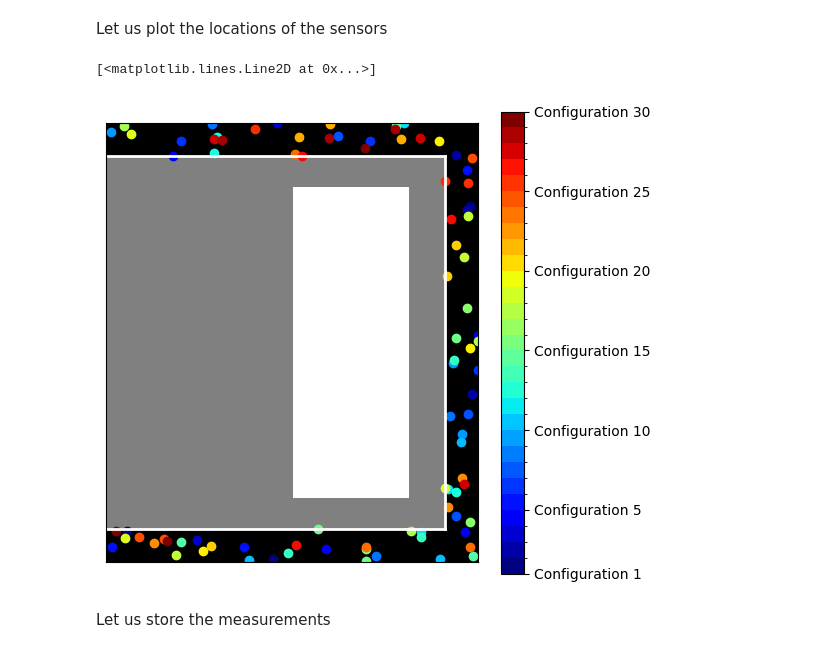
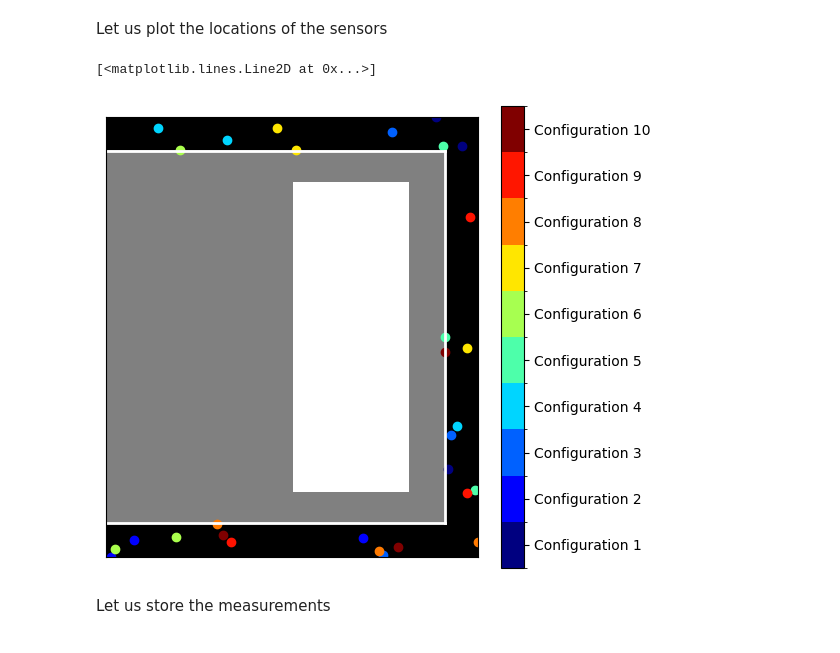
Before and after one commit to ERMETE-Lab/NuSHRED, a Jupyter notebook: Code/P1/01b_compute_measures.ipynb, the cells around one changed output. Saved outputs shown, nothing was run; the diff lists cells and outputs as text; code cells hidden in the pictures.

```diff
--- a/Code/P1/01b_compute_measures.ipynb
+++ b/Code/P1/01b_compute_measures.ipynb
@@ -8,7 +8,7 @@ import matplotlib.pyplot as plt
 from matplotlib import cm
 import pickle
 
-var_names, is_vector, times = pickle.load(open('msfr_uloff.set', 'rb'))
+_, is_vector, times = pickle.load(open('msfr_uloff.set', 'rb'))
 
 path_svd = './OfflineSVD/'
 var_names = pickle.load(open(path_svd+"var.names", 'rb'))
@@ -53,18 +59,18 @@ The kernel is defined as
 # %%
-from pyforce.offline.sensors import gaussian_sensors
+from pyforce.offline.sensors import GaussianSensors
 from pyforce.tools.backends import LoopProgress
 
 point_spread = 0.025
-sens_class = gaussian_sensors(domain, fun_spaces[measured_field], point_spread)
+sens_class = GaussianSensors(domain, fun_spaces[measured_field], point_spread)
 
 num_sensors = 3
 sensor_locations = np.arange(0, num_sensors, 1, dtype=int) # [0,1,2]
 
-n_configurations = 30
+n_configurations = 10
 idx_sensor_locations = np.zeros((num_sensors, n_configurations), dtype=int)
 sensors = list()
 
-incore = False
+incore = False # Sensors are placed in the core (if True) or in the reflector (if False)
 
 bar = LoopProgress('Creating sensors', final = n_configurations)
 for kk in range(n_configurations):
@@ -126,8 +127,10 @@ In this section, the measurements are upscaled
 from scipy.interpolate import CubicSpline
 
 t = times
-newnt = 2000
-new_t = np.linspace(t[0], t[-1], newnt)
+# newnt = 2000
+# new_t = np.linspace(t[0], t[-1], newnt)
+new_t = np.asarray(t)
+newnt = len(new_t)
 
 noise_value = 5/100
 Xsensor = np.zeros((num_sensors, newnt, n_configurations))
@@ -137,16 +140,17 @@ for kk in range(n_configurations):
 
         measure = snap_measurements[j, :, kk]
 
-        spline = CubicSpline(t, measure)
-        Xsensor[j, :, kk] = spline(new_t) * (1 + np.random.normal(scale=noise_value, size=new_t.shape))
+        # spline = CubicSpline(t, measure)
+        # Xsensor[j, :, kk] = spline(new_t) * (1 + np.random.normal(scale=noise_value, size=new_t.shape))
+        Xsensor[j, :, kk] = measure * (1 + np.random.normal(scale=noise_value, size=new_t.shape))
 # %% [markdown]
 Let us some configurations
 # %%
 # # Check on the maximum
 # np.max(np.abs(Xsensor_clean[j]))
 
-ncols = 4
-nrows = 5
+ncols = 5
+nrows = 2
 fig, axs = plt.subplots(nrows = nrows, ncols=ncols, sharex=True, figsize= (5 * ncols, 4 * nrows))
 axs = axs.flatten()
 
@@ -187,37 +191,38 @@ axs.add_patch(rect_blanket)
 
 # Setting the limits and aspect
 axs.set_xlim(0, 2.25)
 axs.set_ylim(-2.66/2, 2.66/2)
 axs.set_aspect('equal')
 
 # Scatter plot for sensor locations
 for kk in range(n_configurations):
     axs.scatter(mesh[idx_sensor_locations[:, kk].flatten(), 0], mesh[idx_sensor_locations[:, kk].flatten(), 1], color=colors[kk])
 
 axs.set_xticks([])
 axs.set_yticks([])
 
 # Create a discrete colormap and normalization
-bounds = np.linspace(1, n_configurations, n_configurations)
+bounds = np.linspace(1, n_configurations+1, n_configurations+1)
 norm = mcolors.BoundaryNorm(bounds, cmap.N)
 sm = plt.cm.ScalarMappable(cmap=cmap, norm=norm)
 sm.set_array([])
 
 # Add the discrete colorbar to the plot
+midpoints = (bounds[:-1] + bounds[1:]) / 2
 cbar = plt.colorbar(sm, ax=axs, ticks=np.arange(n_configurations + 1))
-cbar.ax.set_yticks(np.hstack([np.array([1]), np.arange(5, n_configurations + 1, 5, dtype=int)]))
-cbar.ax.set_yticklabels([f'Configuration {i}' for i in np.hstack([np.array([1]), np.arange(5, n_configurations + 1, 5, dtype=int)])])
+cbar.ax.set_yticks(midpoints)
+cbar.ax.set_yticklabels([f'Configuration {i}' for i in np.hstack([np.array([1]), np.arange(2, n_configurations + 1, 1, dtype=int)])])
 
 # Plot lines
 axs.plot([-0.25, 2.05], [2.25/2]*2, c='white', linewidth=2)
 axs.plot([-0.25, 2.05], [-2.25/2]*2, c='white', linewidth=2)
 axs.plot([2.05]*2, [2.25/2, -2.25/2], c='white', linewidth=2)
 
 # Save the figure
 # fig.savefig(path_svd+'sensors.pdf', format='pdf', dpi=250, bbox_inches='tight')
 # %% [output]
 [<matplotlib.lines.Line2D at 0x...>]
-[figure, old version]
+[figure, new version]
 # %% [markdown]
 Let us store the measurements
 # %%
```
Also changed, not shown: parts of 9 cells of this notebook, 3 other files.
